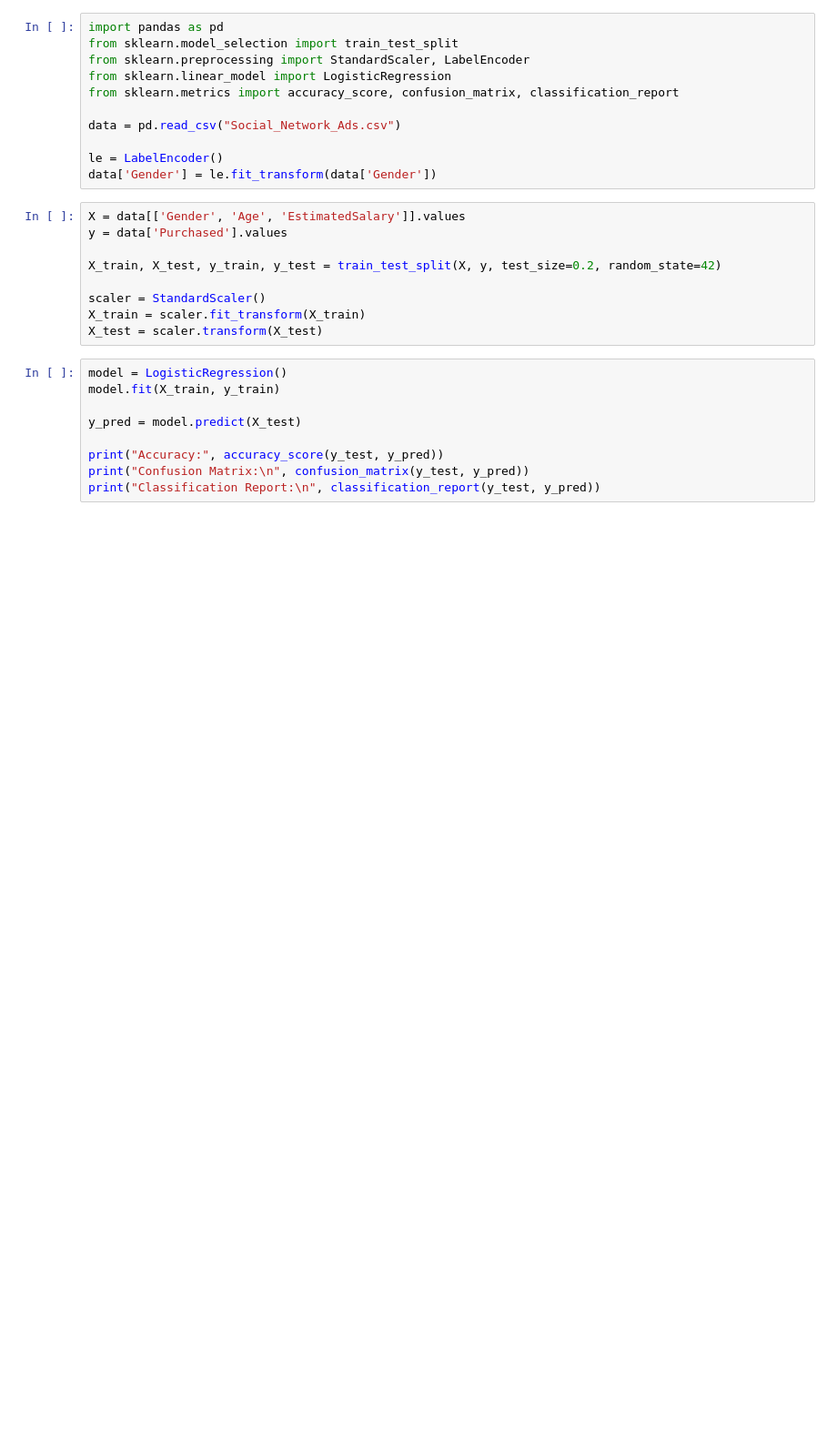
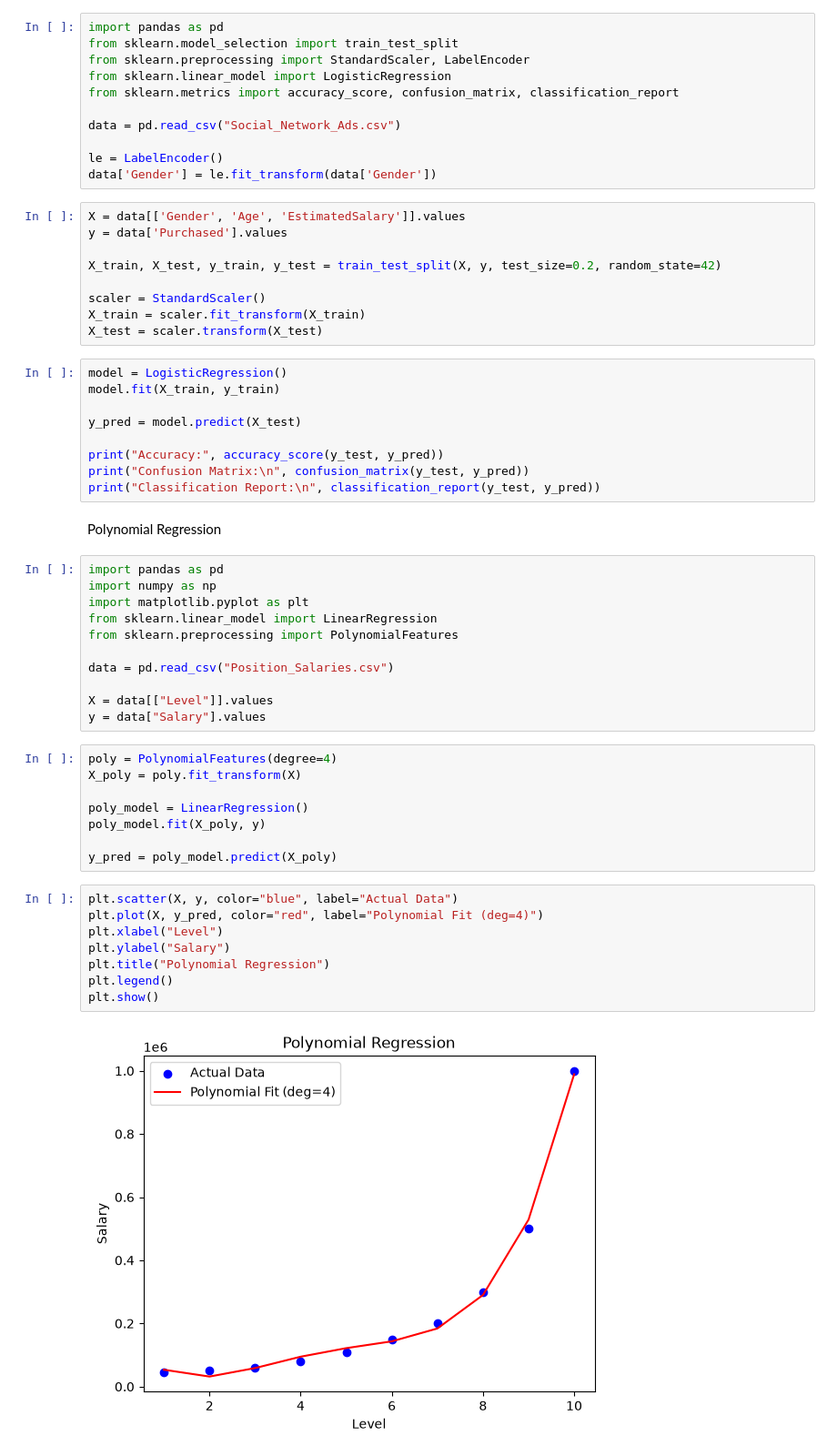
Before and after one commit to Aleena-Shahzad/Machine-Learning---1009, a Jupyter notebook: Lab 2/Lab 2.ipynb, the cells around one changed output. Shown at 91% size. Saved outputs shown, nothing was run; the diff lists cells and outputs as text; blank space fills up the shorter version.

```diff
--- a/Lab 2/Lab 2.ipynb
+++ b/Lab 2/Lab 2.ipynb
@@ -164,3 +169,34 @@ y_pred = model.predict(X_test)
 print("Accuracy:", accuracy_score(y_test, y_pred))
 print("Confusion Matrix:\n", confusion_matrix(y_test, y_pred))
 print("Classification Report:\n", classification_report(y_test, y_pred))
+# %% [markdown]
+Polynomial Regression
+# %%
+import pandas as pd
+import numpy as np
+import matplotlib.pyplot as plt
+from sklearn.linear_model import LinearRegression
+from sklearn.preprocessing import PolynomialFeatures
+
+data = pd.read_csv("Position_Salaries.csv")
+
+X = data[["Level"]].values
+y = data["Salary"].values
+# %%
+poly = PolynomialFeatures(degree=4)
+X_poly = poly.fit_transform(X)
+
+poly_model = LinearRegression()
+poly_model.fit(X_poly, y)
+
+y_pred = poly_model.predict(X_poly)
+# %%
+plt.scatter(X, y, color="blue", label="Actual Data")
+plt.plot(X, y_pred, color="red", label="Polynomial Fit (deg=4)")
+plt.xlabel("Level")
+plt.ylabel("Salary")
+plt.title("Polynomial Regression")
+plt.legend()
+plt.show()
+# %% [output]
+[figure, added]
```
Also changed, not shown: parts of 3 cells of this notebook, 3 other files.
